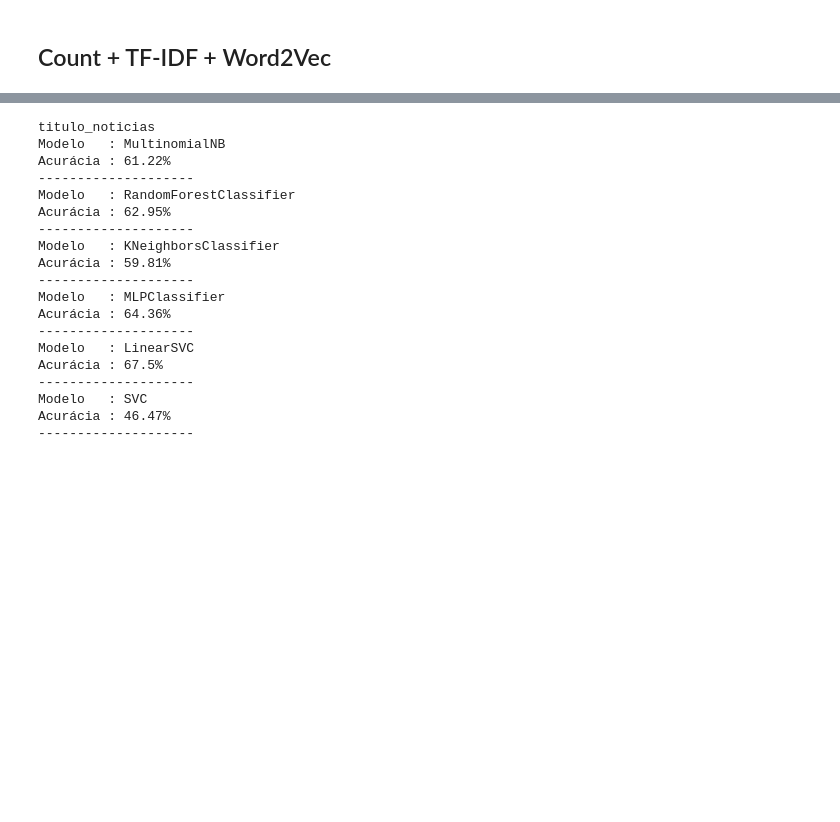
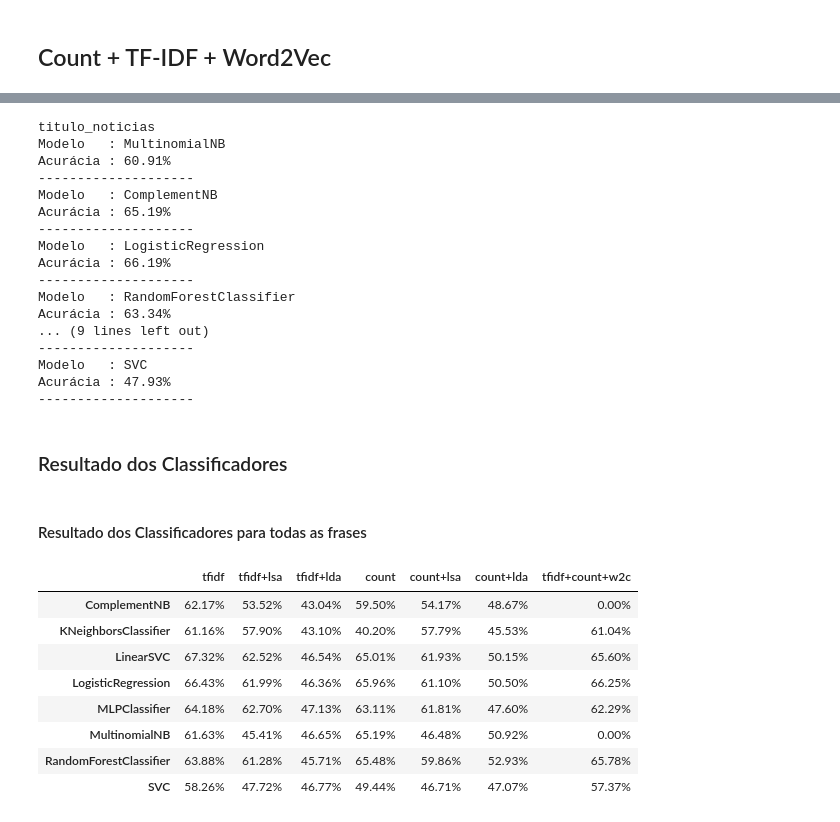
Before and after one commit to rdenadai/sentiment-analysis-2018-president-election, a Jupyter notebook: src/ai/experiments/supervised/valence_regular_supervised_ml.ipynb, the cells around one changed output, grey strips where cells are left out. Drawn from its saved outputs; the diff is of its cells as text; code cells hidden in the pictures; blank space fills up the shorter version.

```diff
--- a/src/ai/experiments/supervised/valence_regular_supervised_ml.ipynb
+++ b/src/ai/experiments/supervised/valence_regular_supervised_ml.ipynb
@@ -465,7 +506,7 @@ Acurácia : 46.47%
 ## LDA (usando Count)
 # %%
 #all_datasets
-lda = LatentDirichletAllocation(n_components=200, max_iter=50, random_state=0, n_jobs=5)
+lda = LatentDirichletAllocation(n_components=70, max_iter=50, random_state=0, n_jobs=5)
 normalizer = MinMaxScaler(copy=False)
 lda = make_pipeline(lda, normalizer)
 X_lda = lda.fit_transform(X_count)
@@ -473,7 +514,8 @@ X_lda = lda.fit_transform(X_count)
 print("\nall_datasets")
 for classifier in classifiers:
     try:
-        run_ml_model(classifier, **split_data(X_lda, avalencias))
+        acc = run_ml_model(classifier, **split_data(X_lda, avalencias))
+        matriz_resultados['all']['count+lda'][classifier.__class__.__name__] = acc
     except:
         pass
 
@@ -484,7 +526,8 @@ X_lda = lda.fit_transform(X_count_tmg)
 print("\ntweets_mg")
 for classifier in classifiers:
     try:
-        run_ml_model(classifier, **split_data(X_lda, aval_tweets_mg))
+        acc = run_ml_model(classifier, **split_data(X_lda, aval_tweets_mg))
+        matriz_resultados['tweets']['count+lda'][classifier.__class__.__name__] = acc
     except:
         pass
 
@@ -495,7 +538,8 @@ X_lda = lda.fit_transform(X_count_tn)
 print("\ntitulo_noticias")
 for classifier in classifiers:
     try:
-        run_ml_model(classifier, **split_data(X_lda, aval_titulo_noticias))
+        acc = run_ml_model(classifier, **split_data(X_lda, aval_titulo_noticias))
+        matriz_resultados['titulo_noticias']['count+lda'][classifier.__class__.__name__] = acc
     except:
         pass
 # %% [output]
@@ -581,7 +625,8 @@ X = normalizer.fit_transform(X)
 print("\nall_datasets")
 for classifier in classifiers:
     try:
-        run_ml_model(classifier, **split_data(X, avalencias))
+        acc = run_ml_model(classifier, **split_data(X, avalencias))
+        matriz_resultados['all']['tfidf+count+w2c'][classifier.__class__.__name__] = acc
     except:
         pass
 # %% [output]
@@ -664,7 +712,8 @@ X = normalizer.fit_transform(X)
 print("\ntweets_mg")
 for classifier in classifiers:
     try:
-        run_ml_model(classifier, **split_data(X, aval_tweets_mg))
+        acc = run_ml_model(classifier, **split_data(X, aval_tweets_mg))
+        matriz_resultados['tweets']['tfidf+count+w2c'][classifier.__class__.__name__] = acc
     except:
         pass
 # %% [output]
@@ -747,26 +799,50 @@ X = normalizer.fit_transform(X)
 print("\ntitulo_noticias")
 for classifier in classifiers:
     try:
-        run_ml_model(classifier, **split_data(X, aval_titulo_noticias))
+        acc = run_ml_model(classifier, **split_data(X, aval_titulo_noticias))
+        matriz_resultados['titulo_noticias']['tfidf+count+w2c'][classifier.__class__.__name__] = acc
     except:
         pass
 # %% [output]
 titulo_noticias
 Modelo   : MultinomialNB
-Acurácia : 61.22%
+Acurácia : 60.91%
+--------------------
+Modelo   : ComplementNB
+Acurácia : 65.19%
+--------------------
+Modelo   : LogisticRegression
+Acurácia : 66.19%
 --------------------
 Modelo   : RandomForestClassifier
-Acurácia : 62.95%
---------------------
-Modelo   : KNeighborsClassifier
-Acurácia : 59.81%
---------------------
-Modelo   : MLPClassifier
-Acurácia : 64.36%
---------------------
-Modelo   : LinearSVC
-Acurácia : 67.5%
+Acurácia : 63.34%
+... (9 lines left out)
 --------------------
 Modelo   : SVC
-Acurácia : 46.47%
+Acurácia : 47.93%
 --------------------
+# %% [markdown]
+### Resultado dos Classificadores
+# %% [markdown]
+#### Resultado dos Classificadores para todas as frases
+# %%
+df = pd.DataFrame.from_dict(matriz_resultados['all'])
+df.style.apply(highlight_max).format({
+    'tfidf': '{:,.2f}%'.format,
+    'tfidf+lsa': '{:,.2f}%'.format,
+    'tfidf+lda': '{:,.2f}%'.format,
+    'count': '{:,.2f}%'.format,
+    'count+lsa': '{:,.2f}%'.format,
+    'count+lda': '{:,.2f}%'.format,
+    'tfidf+count+w2c': '{:,.2f}%'.format,
+})
+# %% [output]
+|  | tfidf | tfidf+lsa | tfidf+lda | count | count+lsa | count+lda | tfidf+count+w2c |
+| ComplementNB | 62.17% | 53.52% | 43.04% | 59.50% | 54.17% | 48.67% | 0.00% |
+| KNeighborsClassifier | 61.16% | 57.90% | 43.10% | 40.20% | 57.79% | 45.53% | 61.04% |
+| LinearSVC | 67.32% | 62.52% | 46.54% | 65.01% | 61.93% | 50.15% | 65.60% |
+| LogisticRegression | 66.43% | 61.99% | 46.36% | 65.96% | 61.10% | 50.50% | 66.25% |
+| MLPClassifier | 64.18% | 62.70% | 47.13% | 63.11% | 61.81% | 47.60% | 62.29% |
+| MultinomialNB | 61.63% | 45.41% | 46.65% | 65.19% | 46.48% | 50.92% | 0.00% |
+| RandomForestClassifier | 63.88% | 61.28% | 45.71% | 65.48% | 59.86% | 52.93% | 65.78% |
+| SVC | 58.26% | 47.72% | 46.77% | 49.44% | 46.71% | 47.07% | 57.37% |
```
Also changed, not shown: parts of 21 cells of this notebook.
